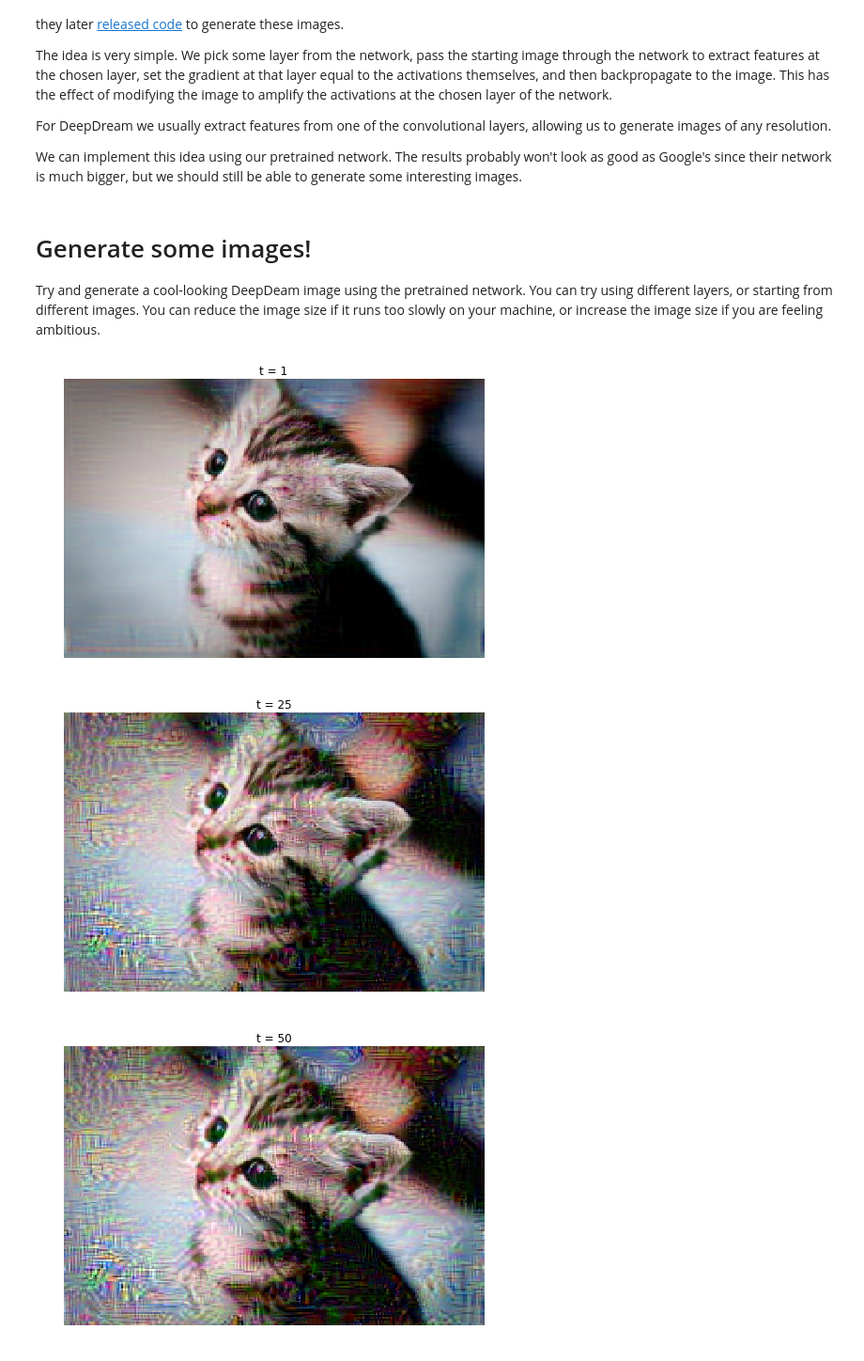
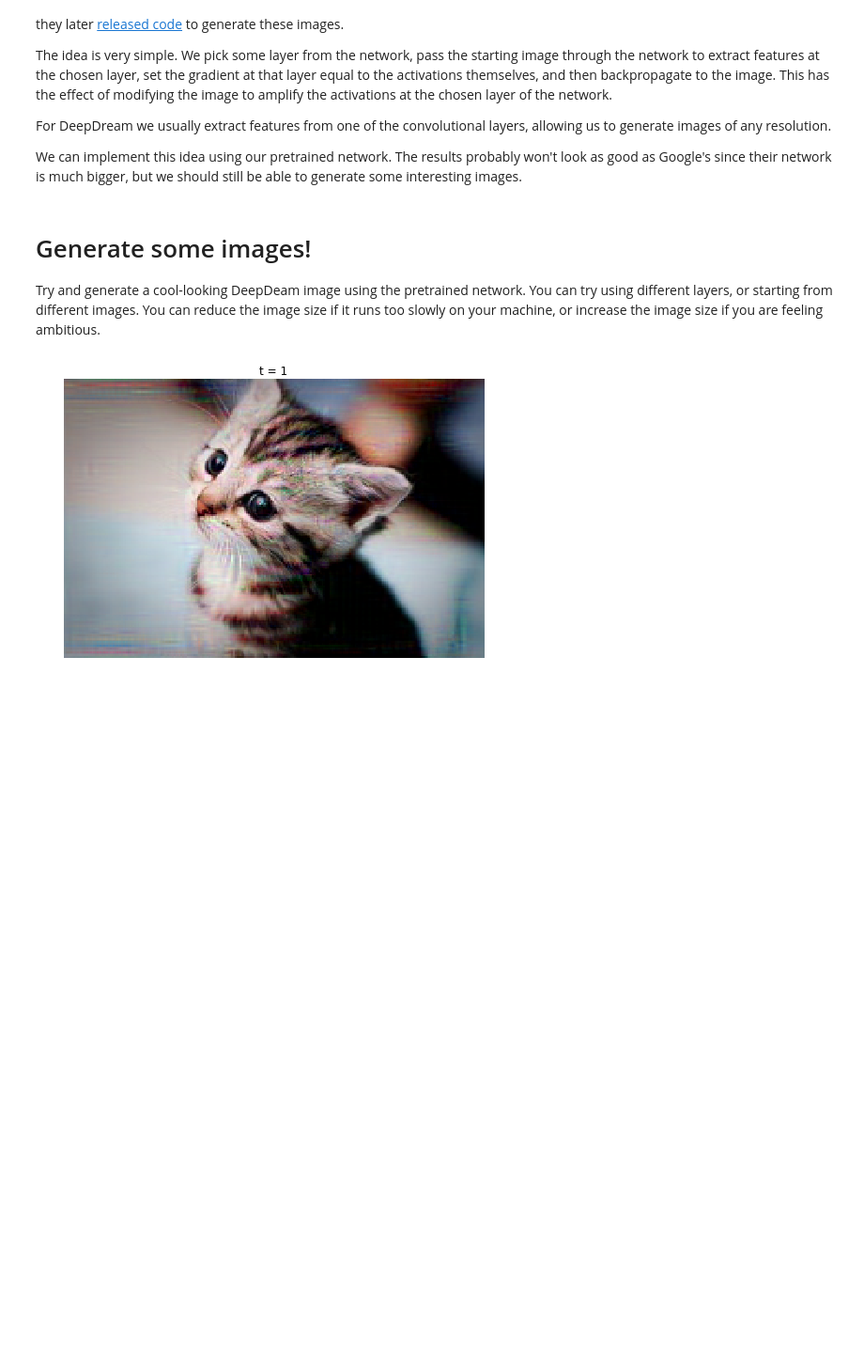
Before and after one commit to h-bo/CS231n, a Jupyter notebook: winter1516_assignment3/assignment3/ImageGeneration.ipynb, the cells around one changed output. Shown at 94% size. Cells and saved outputs as stored; diff of their text form; code cells hidden in the pictures; blank space fills up the shorter version.

```diff
--- a/winter1516_assignment3/assignment3/ImageGeneration.ipynb
+++ b/winter1516_assignment3/assignment3/ImageGeneration.ipynb
@@ -102,11 +102,13 @@ def create_class_visualization(target_y, model, **kwargs):
     # gradient and the learning rate.                                          #
     ############################################################################
     scores, cache = model.forward(X, mode='test')
-    loss, dscores = softmax_loss(scores, target_y)
+    # loss, dscores = softmax_loss(scores, target_y)
+    dscores = np.zeros_like(scores)
+    dscores[:,target_y] = 1
     dX, grads = model.backward(dscores, cache)
     dX += l2_reg * np.abs(X)
-    X -= learning_rate * dX
-    loss_his.append(loss)
+    X += learning_rate * dX
+    # loss_his.append(loss)
     ############################################################################
     #                             END OF YOUR CODE                             #
     ############################################################################
@@ -398,7 +399,7 @@ def deepdream(X, layer, model, **kwargs):
     ############################################################################
     out, cache = model.forward(X, end=layer)
     dX, _ = model.backward(out, cache)
-    X -= learning_rate * dX
+    X += learning_rate * dX
     ############################################################################
     #                             END OF YOUR CODE                             #
     ############################################################################
@@ -427,28 +428,26 @@ Try and generate a cool-looking DeepDeam image using the pretrained network. You
 # %%
 def read_image(filename, max_size):
   """
   Read an image from disk and resize it so its larger side is max_size
   """
   img = imread(filename)
   H, W, _ = img.shape
   if H >= W:
     img = imresize(img, (max_size, int(W * float(max_size) / H)))
   elif H < W:
     img = imresize(img, (int(H * float(max_size) / W), max_size))
   return img
 
 filename = 'kitten.jpg'
 max_size = 256
 img = read_image(filename, max_size)
 plt.imshow(img)
 plt.axis('off')
 
 # Preprocess the image by converting to float, transposing,
 # and performing mean subtraction.
 img_pre = preprocess_image(img, data['mean_image'], mean='pixel')
 
-out = deepdream(img_pre, 7, model, learning_rate=1e5, num_iterations=5000)
+out = deepdream(img_pre, 7, model, learning_rate=1e5, num_iterations=500)
 # %% [output]
-[figure, old version]
+[figure, new version]
-[figure, removed]
-[figure, removed]
```
Also changed, not shown: parts of 2 cells of this notebook, 1 other file.
